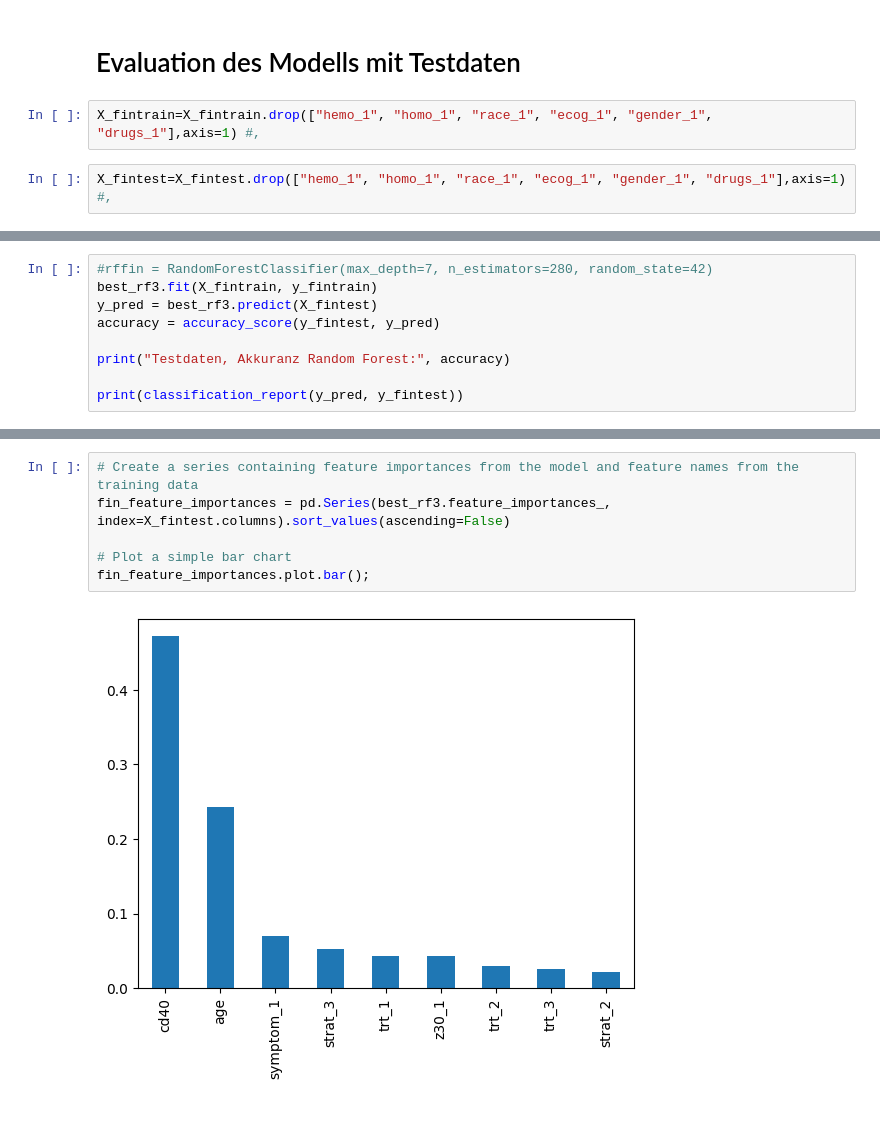
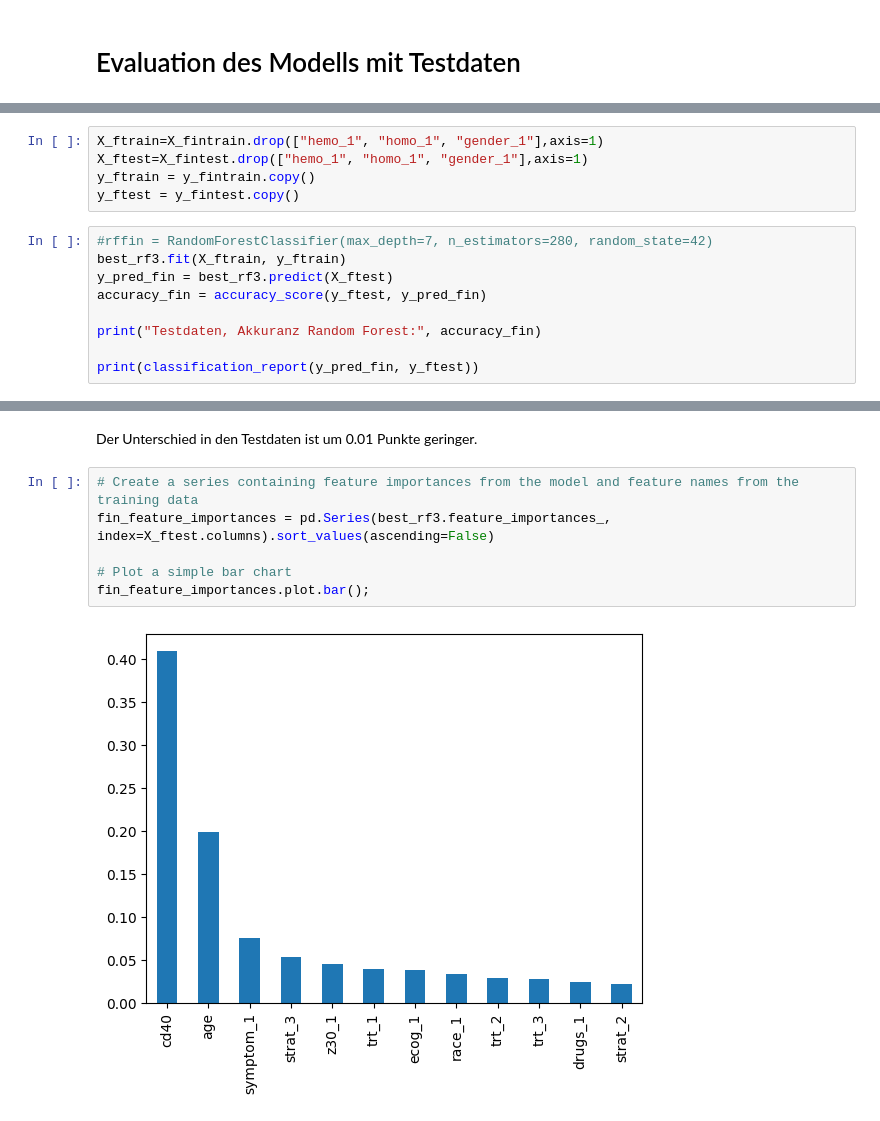
Before and after one commit to bogatyr-e/ml-prediction-aids, a Jupyter notebook: src/ml-survival-project.ipynb, the cells around one changed output, grey strips where cells are left out. Drawn from its saved outputs; the diff is of its cells as text.

```diff
--- a/src/ml-survival-project.ipynb
+++ b/src/ml-survival-project.ipynb
@@ -685,7 +478,3 @@ strat_2      0.021426
 dtype: float64
 # %% [markdown]
 # Evaluation des Modells mit Testdaten
-# %%
-X_fintrain=X_fintrain.drop(["hemo_1", "homo_1", "race_1", "ecog_1", "gender_1", "drugs_1"],axis=1) #,
-# %%
-X_fintest=X_fintest.drop(["hemo_1", "homo_1", "race_1", "ecog_1", "gender_1", "drugs_1"],axis=1) #,
@@ -694,10 +481,15 @@ X_fintest=X_fintest.drop(["hemo_1", "homo_1", "race_1", "ecog_1", "gender_1", "d
+# %%
+X_ftrain=X_fintrain.drop(["hemo_1", "homo_1", "gender_1"],axis=1)
+X_ftest=X_fintest.drop(["hemo_1", "homo_1", "gender_1"],axis=1)
+y_ftrain = y_fintrain.copy()
+y_ftest = y_fintest.copy()
 # %%
 #rffin = RandomForestClassifier(max_depth=7, n_estimators=280, random_state=42)
-best_rf3.fit(X_fintrain, y_fintrain)
-y_pred = best_rf3.predict(X_fintest)
-accuracy = accuracy_score(y_fintest, y_pred)
+best_rf3.fit(X_ftrain, y_ftrain)
+y_pred_fin = best_rf3.predict(X_ftest)
+accuracy_fin = accuracy_score(y_ftest, y_pred_fin)
 
-print("Testdaten, Akkuranz Random Forest:", accuracy)
+print("Testdaten, Akkuranz Random Forest:", accuracy_fin)
 
-print(classification_report(y_pred, y_fintest))
+print(classification_report(y_pred_fin, y_ftest))
 # %% [output]
@@ -713,11 +521,13 @@ weighted avg       0.96      0.75      0.84       428
+# %% [markdown]
+Der Unterschied in den Testdaten ist um 0.01 Punkte geringer.
 # %%
 # Create a series containing feature importances from the model and feature names from the training data
-fin_feature_importances = pd.Series(best_rf3.feature_importances_, index=X_fintest.columns).sort_values(ascending=False)
+fin_feature_importances = pd.Series(best_rf3.feature_importances_, index=X_ftest.columns).sort_values(ascending=False)
 
 # Plot a simple bar chart
 fin_feature_importances.plot.bar();
 # %% [output]
-[figure, old version]
+[figure, new version]
 # %%
 print(fin_feature_importances)
 # %% [output]
```
Also changed, not shown: parts of 79 cells of this notebook.
